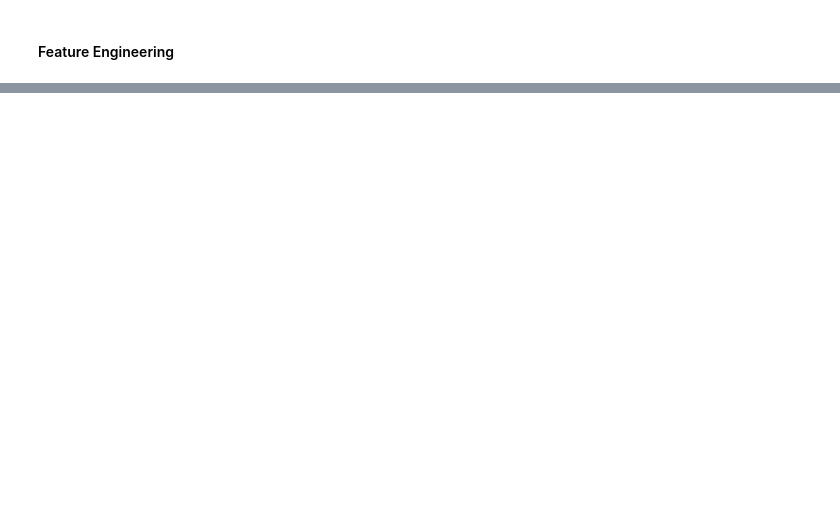
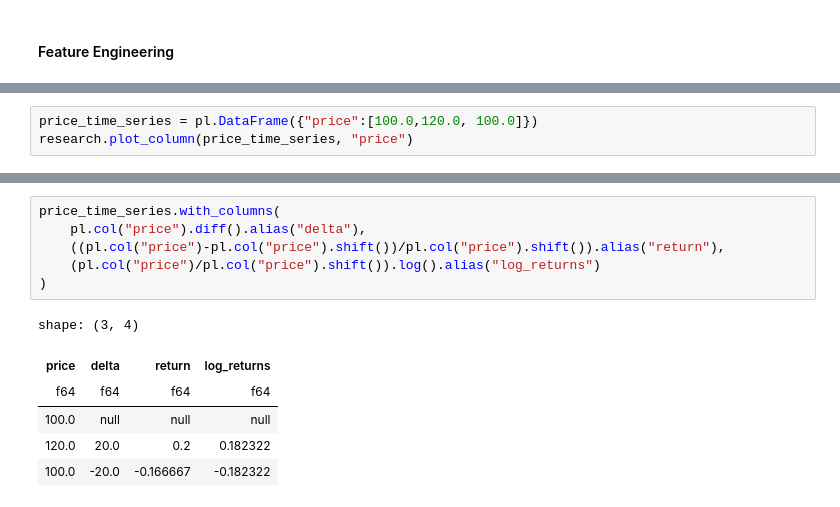
Before and after one commit to tech-ml-quant-luv/Machine-Learning-Engineer-in-Quant, a Jupyter notebook: Machine_learning_projects/quant_trading_strategy_from_scratch/build_predictive_model.ipynb, the cells around one changed output, grey strips where cells are left out. Cells and saved outputs as stored; diff of their text form; blank space fills up the shorter version.

```diff
--- a/Machine_learning_projects/quant_trading_strategy_from_scratch/build_predictive_model.ipynb
+++ b/Machine_learning_projects/quant_trading_strategy_from_scratch/build_predictive_model.ipynb
@@ -97,0 +100,3 @@ research.plot_dyn_timeseries(ts, sym, "close", time_interval)
+# %%
+price_time_series = pl.DataFrame({"price":[100.0,120.0, 100.0]})
+research.plot_column(price_time_series, "price")
@@ -97,0 +105,13 @@ research.plot_dyn_timeseries(ts, sym, "close", time_interval)
+# %%
+price_time_series.with_columns(
+    pl.col("price").diff().alias("delta"),
+    ((pl.col("price")-pl.col("price").shift())/pl.col("price").shift()).alias("return"),
+    (pl.col("price")/pl.col("price").shift()).log().alias("log_returns")
+)
+# %% [output]
+shape: (3, 4)
+| price | delta | return | log_returns |
+| f64 | f64 | f64 | f64 |
+| 100.0 | null | null | null |
+| 120.0 | 20.0 | 0.2 | 0.182322 |
+| 100.0 | -20.0 | -0.166667 | -0.182322 |
```
Also changed, not shown: parts of 5 cells of this notebook, 11 other files.
